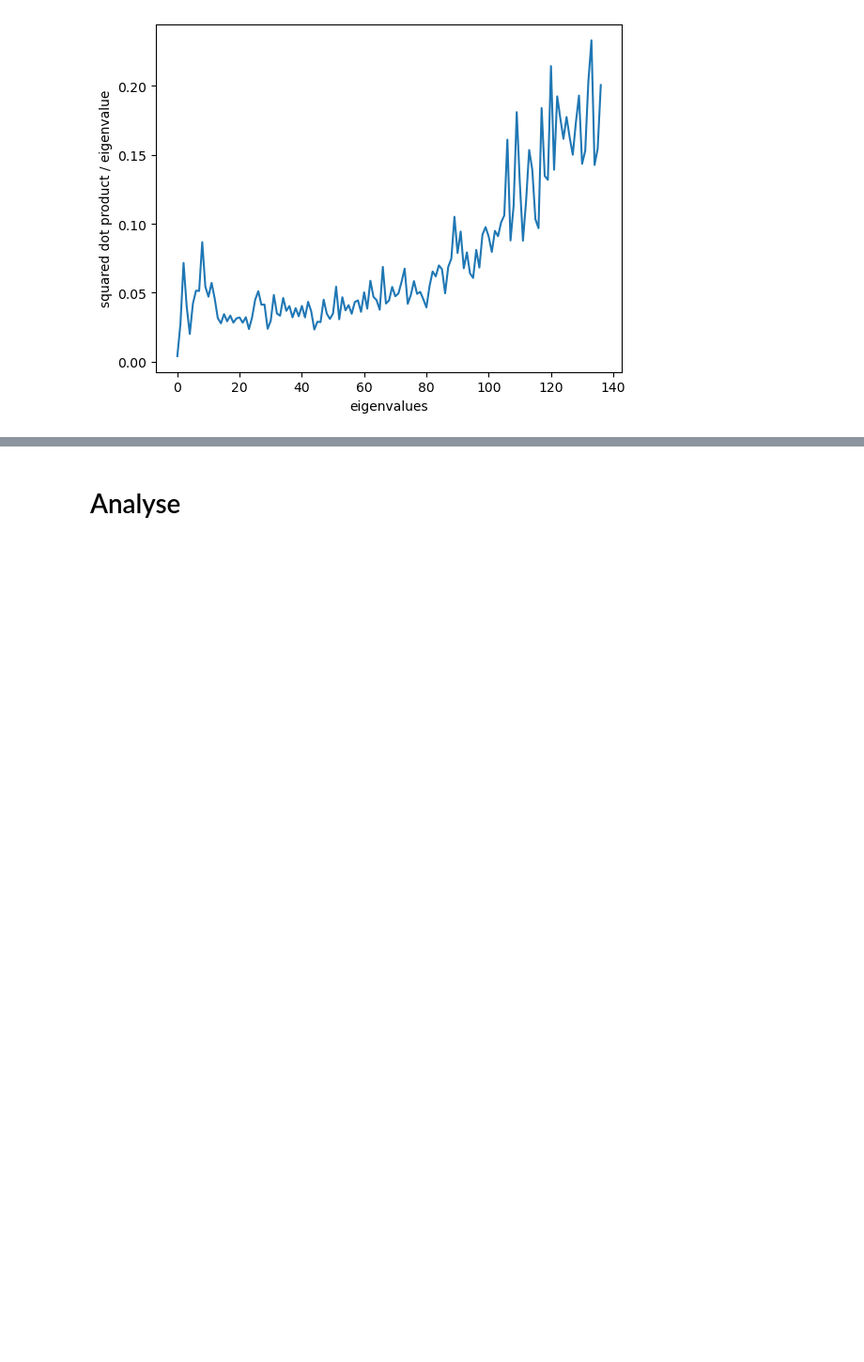
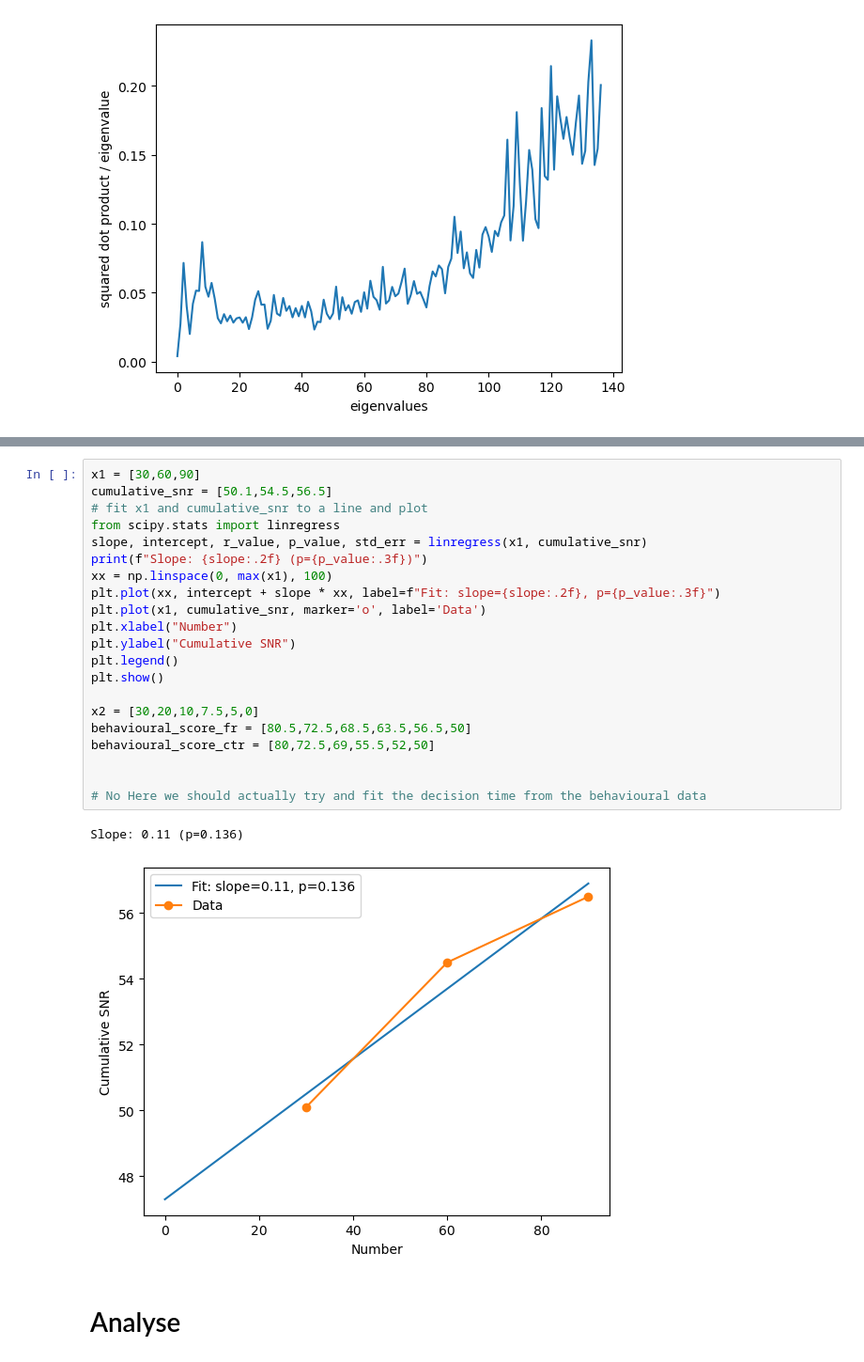
Before and after one commit to scastedo/wishart-process, a Jupyter notebook: test_run_data.ipynb, the cells around one changed output, grey strips where cells are left out. Shown at 94% size. Drawn from its saved outputs; the diff is of its cells as text; blank space fills up the shorter version.

```diff
--- a/test_run_data.ipynb
+++ b/test_run_data.ipynb
@@ -548,3 +752,27 @@ plt.plot(average_overlaps_small/average_eigs_small)
+# %%
+x1 = [30,60,90]
+cumulative_snr = [50.1,54.5,56.5]
+# fit x1 and cumulative_snr to a line and plot
+from scipy.stats import linregress
+slope, intercept, r_value, p_value, std_err = linregress(x1, cumulative_snr)
+print(f"Slope: {slope:.2f} (p={p_value:.3f})")
+xx = np.linspace(0, max(x1), 100)
+plt.plot(xx, intercept + slope * xx, label=f"Fit: slope={slope:.2f}, p={p_value:.3f}")
+plt.plot(x1, cumulative_snr, marker='o', label='Data')
+plt.xlabel("Number")
+plt.ylabel("Cumulative SNR")
+plt.legend()
+plt.show()
+
+x2 = [30,20,10,7.5,5,0]
+behavioural_score_fr = [80.5,72.5,68.5,63.5,56.5,50]
+behavioural_score_ctr = [80,72.5,69,55.5,52,50]
+
+
+# No Here we should actually try and fit the decision time from the behavioural data
+# %% [output]
+Slope: 0.11 (p=0.136)
+[figure, added]
 # %% [markdown]
 # Analyse
 # %%
```
Also changed, not shown: parts of 4 cells of this notebook, 20 other files.
